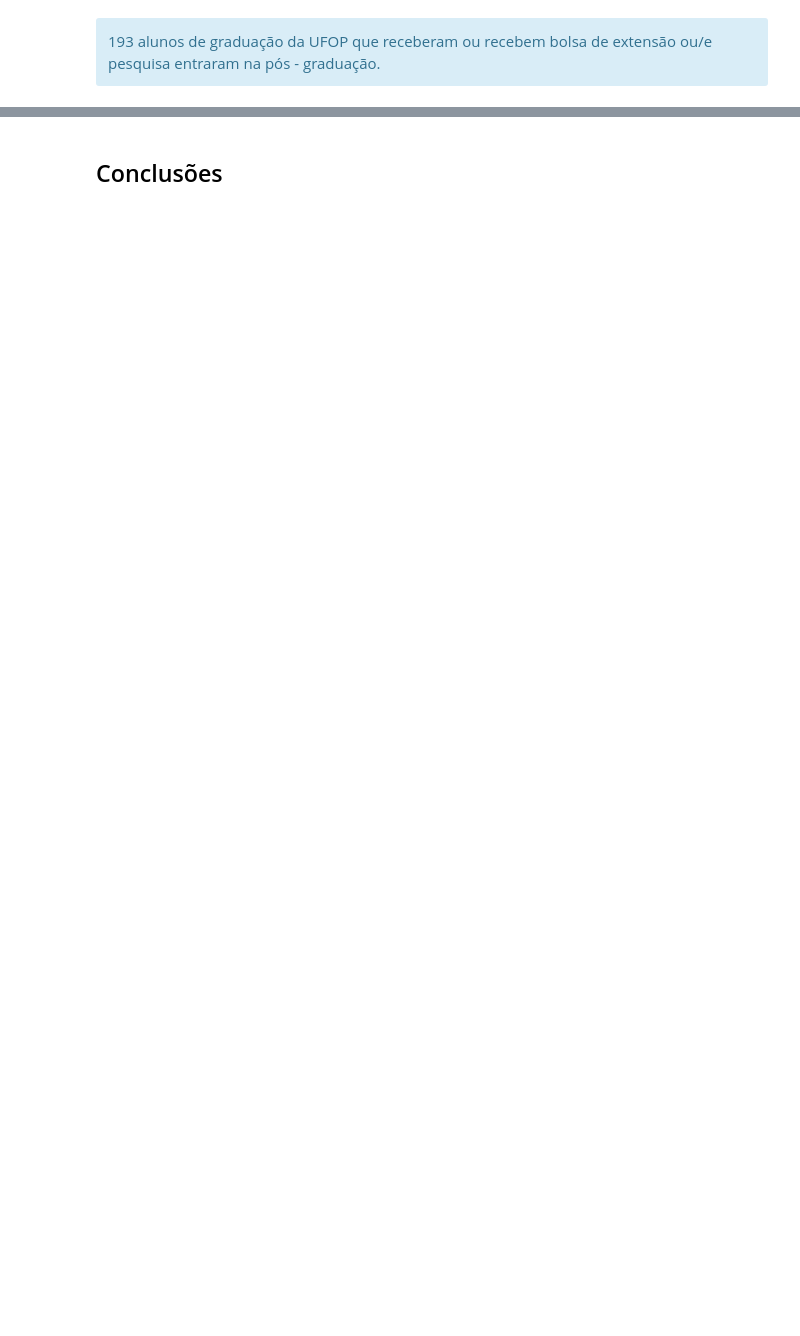
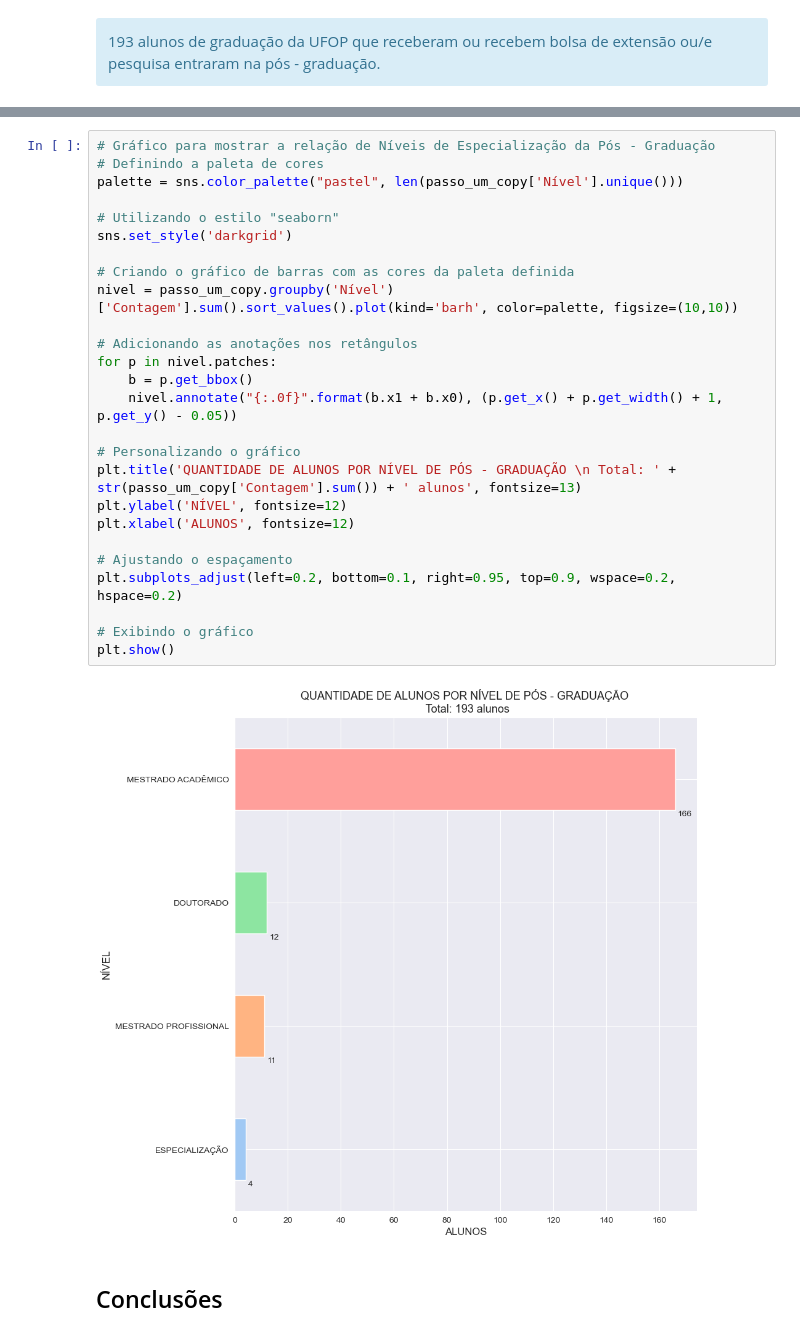
Before and after one commit to riguedes/IC_UFOP, a Jupyter notebook: projeto.ipynb, the cells around one changed output, grey strips where cells are left out. Drawn from its saved outputs; the diff is of its cells as text; blank space fills up the shorter version.

```diff
--- a/projeto.ipynb
+++ b/projeto.ipynb
@@ -1256,2 +1384,30 @@ passo_um_copy[['Bolsista', 'Curso', 'Nível', 'Data de Ingresso', 'Data de Defes
+# %%
+# Gráfico para mostrar a relação de Níveis de Especialização da Pós - Graduação
+# Definindo a paleta de cores
+palette = sns.color_palette("pastel", len(passo_um_copy['Nível'].unique()))
+
+# Utilizando o estilo "seaborn"
+sns.set_style('darkgrid')
+
+# Criando o gráfico de barras com as cores da paleta definida
+nivel = passo_um_copy.groupby('Nível')['Contagem'].sum().sort_values().plot(kind='barh', color=palette, figsize=(10,10))
+
+# Adicionando as anotações nos retângulos
+for p in nivel.patches:
+    b = p.get_bbox()
+    nivel.annotate("{:.0f}".format(b.x1 + b.x0), (p.get_x() + p.get_width() + 1, p.get_y() - 0.05))
+
+# Personalizando o gráfico
+plt.title('QUANTIDADE DE ALUNOS POR NÍVEL DE PÓS - GRADUAÇÃO \n Total: ' + str(passo_um_copy['Contagem'].sum()) + ' alunos', fontsize=13)
+plt.ylabel('NÍVEL', fontsize=12)
+plt.xlabel('ALUNOS', fontsize=12)
+
+# Ajustando o espaçamento
+plt.subplots_adjust(left=0.2, bottom=0.1, right=0.95, top=0.9, wspace=0.2, hspace=0.2)
+
+# Exibindo o gráfico
+plt.show()
+# %% [output]
+[figure, added]
 # %% [markdown]
 ## Conclusões
```
Also changed, not shown: parts of 14 cells of this notebook.
